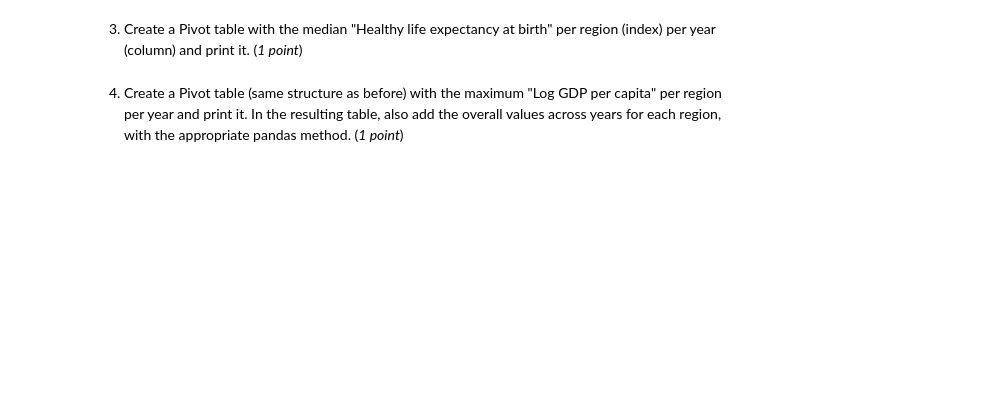
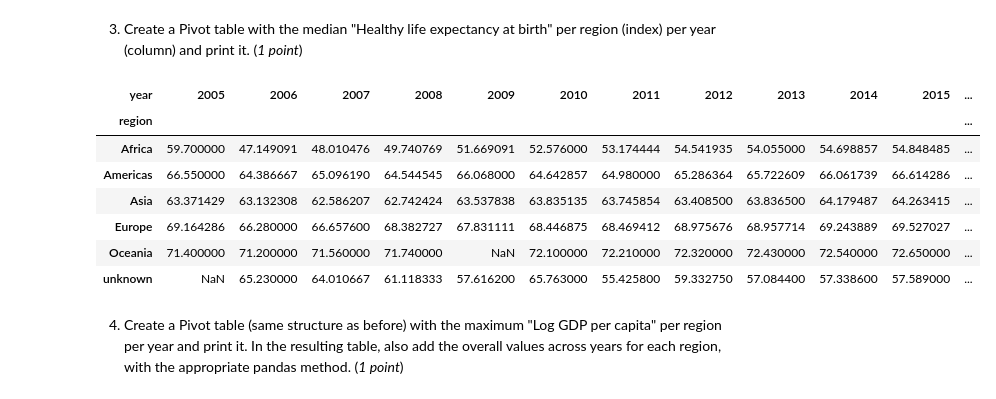
Before and after one commit to Wii42/data_science_ex, a Jupyter notebook: ex_6/W6_assignment.ipynb, the cells around one changed output. Cells and saved outputs as stored; diff of their text form; code cells hidden in the pictures; blank space fills up the shorter version.

```diff
--- a/ex_6/W6_assignment.ipynb
+++ b/ex_6/W6_assignment.ipynb
@@ -64,2 +75,15 @@ df_report_merged
+# %%
+# creting pivot table with aggregation function mean on Healthy life expectancy at birth
+df_report_pivot = df_report_merged.pivot_table('Healthy life expectancy at birth', index = 'region', columns = 'year', aggfunc='mean')
+df_report_pivot
+# %% [output]
+| year | 2005 | 2006 | 2007 | 2008 | 2009 | 2010 | 2011 | 2012 | 2013 | 2014 | 2015 | ... |
+| region |  |  |  |  |  |  |  |  |  |  |  | ... |
+| Africa | 59.700000 | 47.149091 | 48.010476 | 49.740769 | 51.669091 | 52.576000 | 53.174444 | 54.541935 | 54.055000 | 54.698857 | 54.848485 | ... |
+| Americas | 66.550000 | 64.386667 | 65.096190 | 64.544545 | 66.068000 | 64.642857 | 64.980000 | 65.286364 | 65.722609 | 66.061739 | 66.614286 | ... |
+| Asia | 63.371429 | 63.132308 | 62.586207 | 62.742424 | 63.537838 | 63.835135 | 63.745854 | 63.408500 | 63.836500 | 64.179487 | 64.263415 | ... |
+| Europe | 69.164286 | 66.280000 | 66.657600 | 68.382727 | 67.831111 | 68.446875 | 68.469412 | 68.975676 | 68.957714 | 69.243889 | 69.527027 | ... |
+| Oceania | 71.400000 | 71.200000 | 71.560000 | 71.740000 | NaN | 72.100000 | 72.210000 | 72.320000 | 72.430000 | 72.540000 | 72.650000 | ... |
+| unknown | NaN | 65.230000 | 64.010667 | 61.118333 | 57.616200 | 65.763000 | 55.425800 | 59.332750 | 57.084400 | 57.338600 | 57.589000 | ... |
 # %% [markdown]
 4. Create a Pivot table (same structure as before) with the maximum "Log GDP per capita" per region per year and print it. In the resulting table, also add the overall values across years for each region, with the appropriate pandas method. (*1 point*)
```
Also changed, not shown: parts of 8 cells of this notebook.
